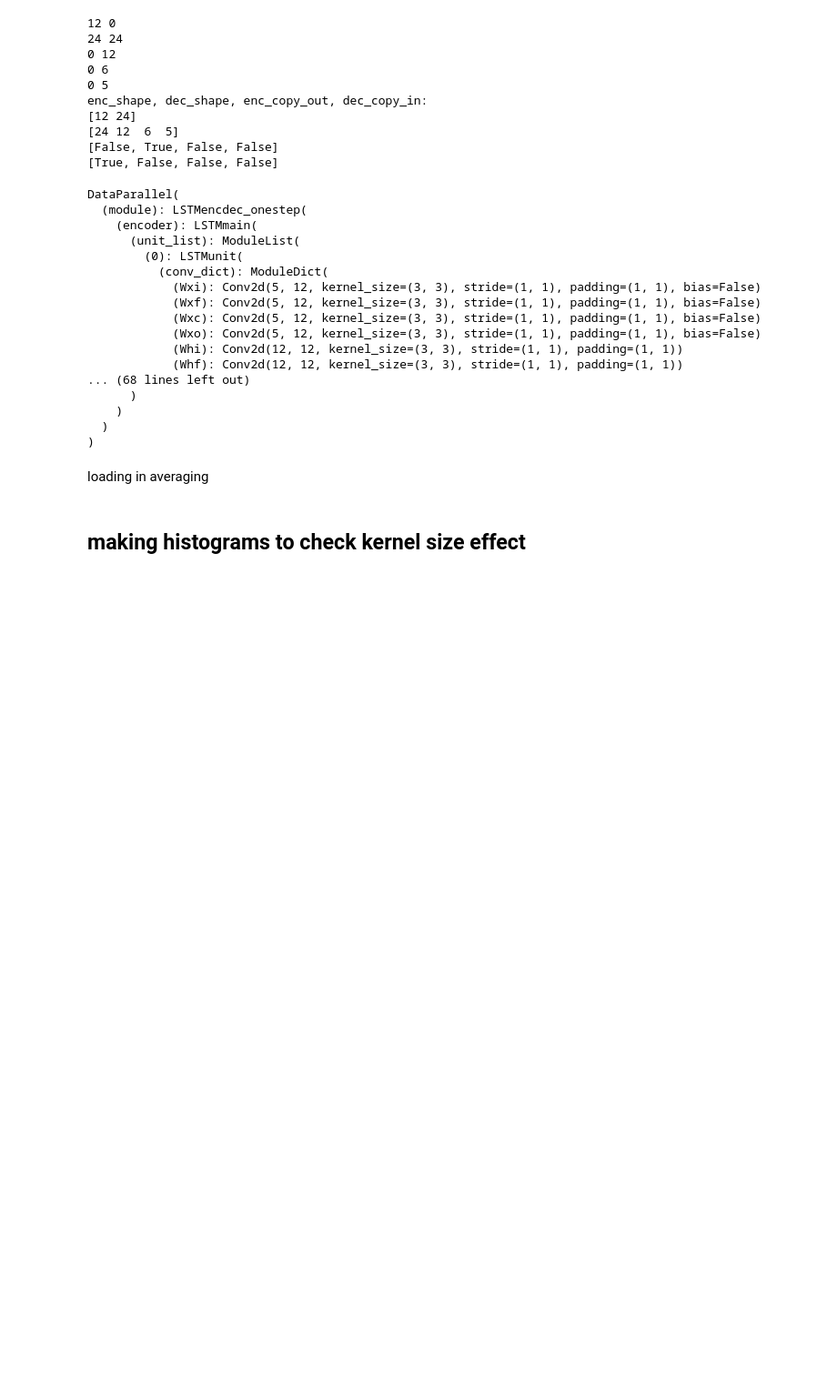
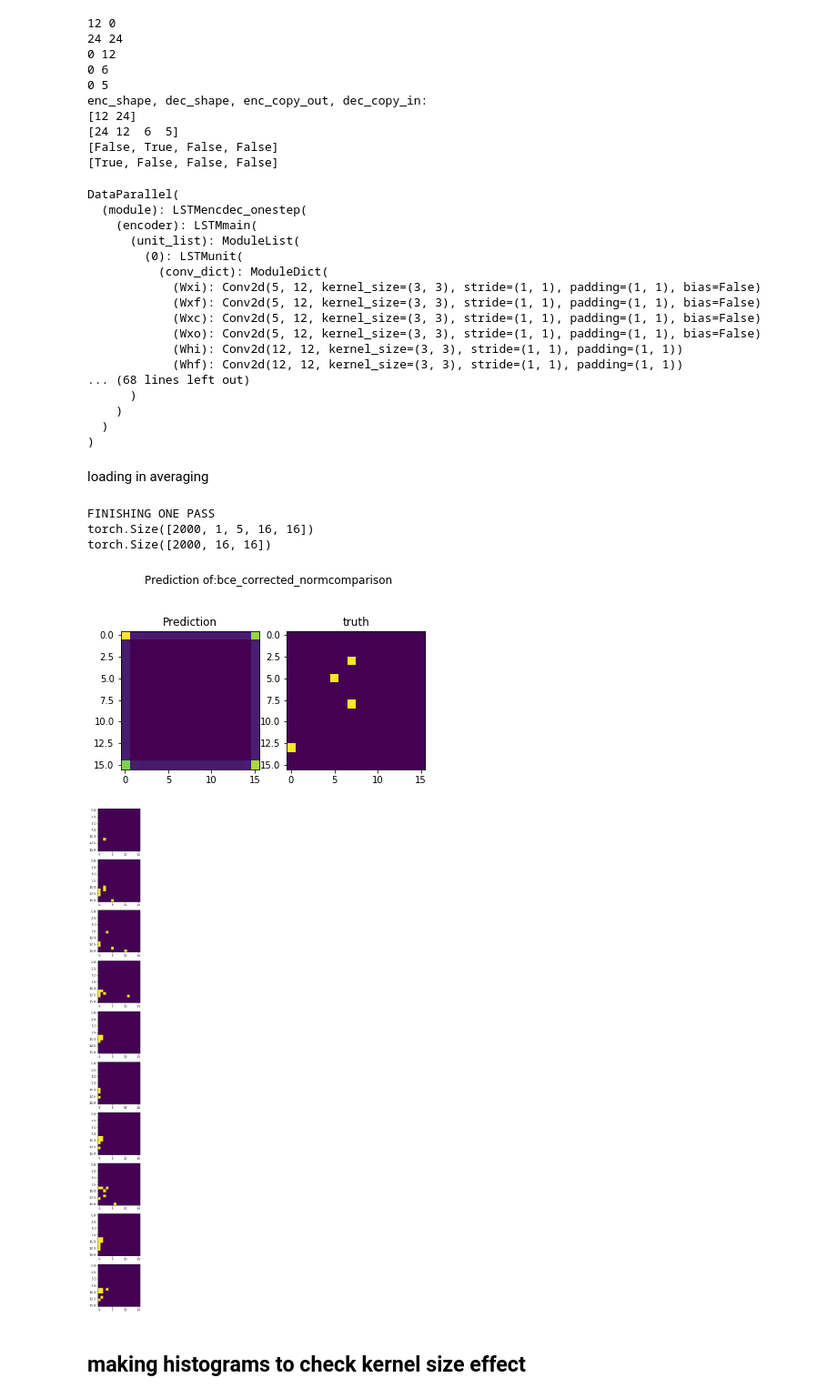
Before and after one commit to Garethlomax/acse-9-independent-research-project-Garethlomax, a Jupyter notebook: Model_testing.ipynb, the cells around one changed output. Shown at 91% size. Saved outputs shown, nothing was run; the diff lists cells and outputs as text; code cells hidden in the pictures; blank space fills up the shorter version.

```diff
--- a/Model_testing.ipynb
+++ b/Model_testing.ipynb
@@ -1152,7 +1152,7 @@ train, valid = initialise_dataset_HDF5_full('data_min_events_25.hdf5', valid_fra
 # %%
 train_loader = DataLoader(valid, batch_size = 2000, shuffle = False) # implement moving MNIST data input
 # %%
-name = "bce"
+name = "bce_corrected_norm"
 # %%
 test_model = nn.DataParallel(LSTMencdec_onestep(structure, 5, kernel_size = 3)).to(device) # added data parrallel
 
@@ -1189,7 +1189,13 @@ DataParallel(
 # %% [markdown]
 loading in averaging
 # %%
-# test_image_save(test_model, train_loader, name + "comparison", sample = 1200)
+test_image_save(test_model, train_loader, name + "comparison", sample = 1200)
+# %% [output]
+FINISHING ONE PASS
+torch.Size([2000, 1, 5, 16, 16])
+torch.Size([2000, 16, 16])
+[figure, added]
+[figure, added]
 # %% [markdown]
 ## making histograms to check kernel size effect
 # %%
```
Also changed, not shown: parts of 25 cells of this notebook.
